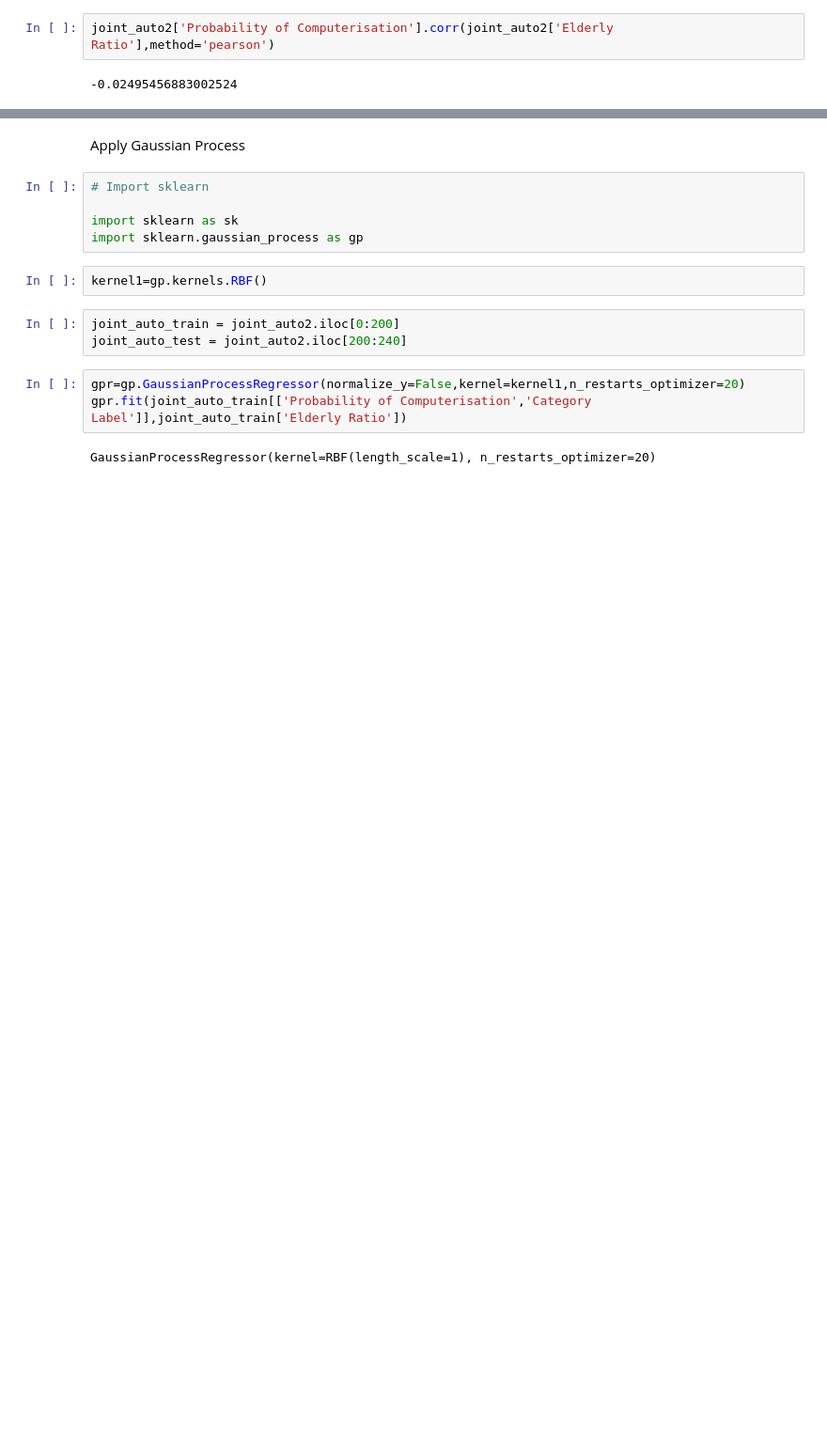
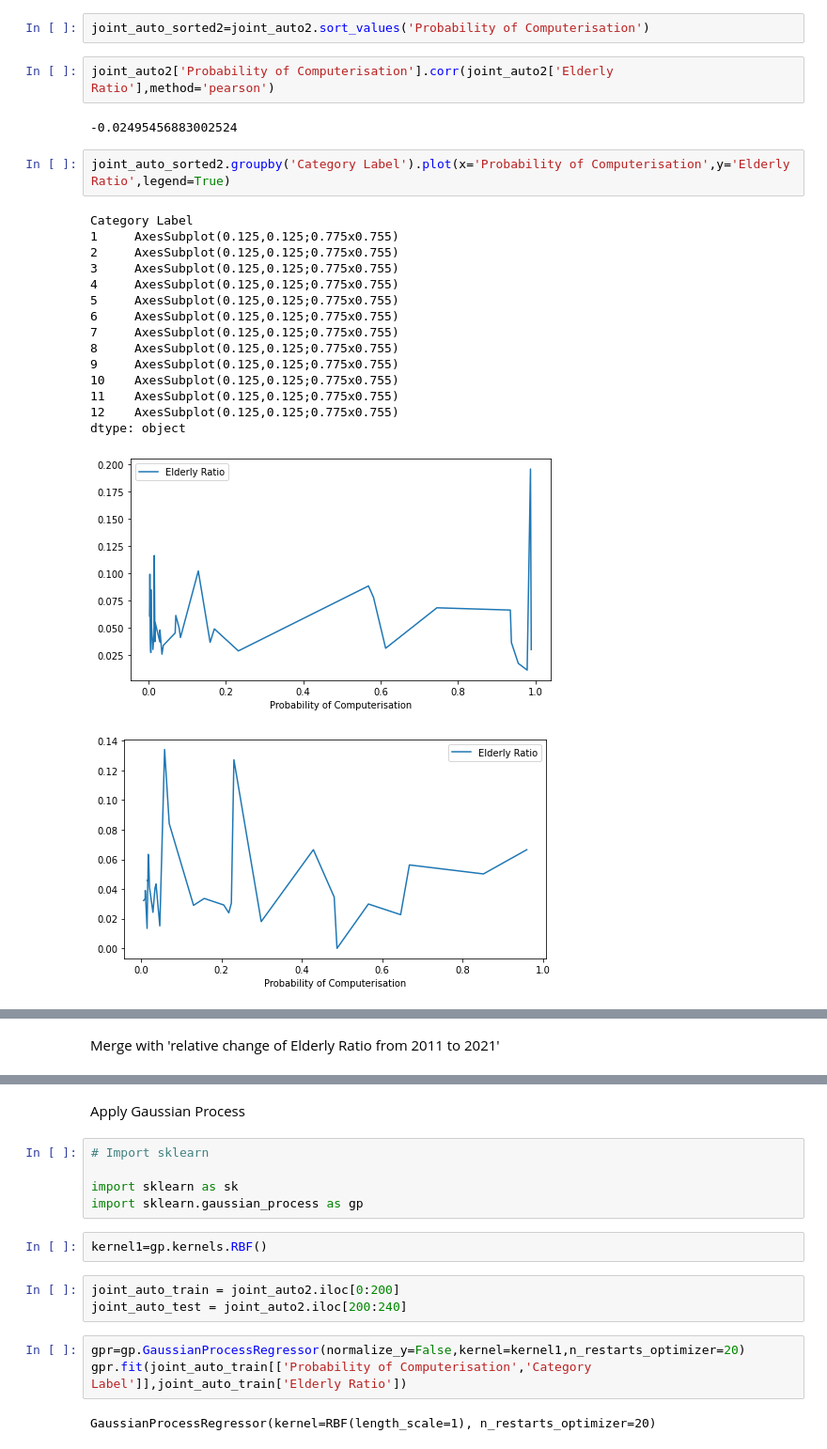
Before and after one commit to terencetan-c/4YP-The-Future-of-Work, a Jupyter notebook: Data cleaning/Data cleaning.ipynb, the cells around one changed output, grey strips where cells are left out. Shown at 94% size. Drawn from its saved outputs; the diff is of its cells as text; blank space fills up the shorter version.

```diff
--- a/Data cleaning/Data cleaning.ipynb
+++ b/Data cleaning/Data cleaning.ipynb
@@ -628,4 +628,25 @@ joint_auto2
+# %%
+joint_auto_sorted2=joint_auto2.sort_values('Probability of Computerisation')
 # %%
 joint_auto2['Probability of Computerisation'].corr(joint_auto2['Elderly Ratio'],method='pearson')
 # %% [output]
 -0.02495456883002524
+# %%
+joint_auto_sorted2.groupby('Category Label').plot(x='Probability of Computerisation',y='Elderly Ratio',legend=True)
+# %% [output]
+Category Label
+1     AxesSubplot(0.125,0.125;0.775x0.755)
+2     AxesSubplot(0.125,0.125;0.775x0.755)
+3     AxesSubplot(0.125,0.125;0.775x0.755)
+4     AxesSubplot(0.125,0.125;0.775x0.755)
+5     AxesSubplot(0.125,0.125;0.775x0.755)
+6     AxesSubplot(0.125,0.125;0.775x0.755)
+7     AxesSubplot(0.125,0.125;0.775x0.755)
+8     AxesSubplot(0.125,0.125;0.775x0.755)
+9     AxesSubplot(0.125,0.125;0.775x0.755)
+10    AxesSubplot(0.125,0.125;0.775x0.755)
+11    AxesSubplot(0.125,0.125;0.775x0.755)
+12    AxesSubplot(0.125,0.125;0.775x0.755)
+dtype: object
+[figure, added]
+[figure, added]
@@ -632 +663,3 @@ joint_auto2['Probability of Computerisation'].corr(joint_auto2['Elderly Ratio'],
+# %% [markdown]
+Merge with 'relative change of Elderly Ratio from 2011 to 2021'
 # %%
```
Also changed, not shown: parts of 33 cells of this notebook, 12 other files.
